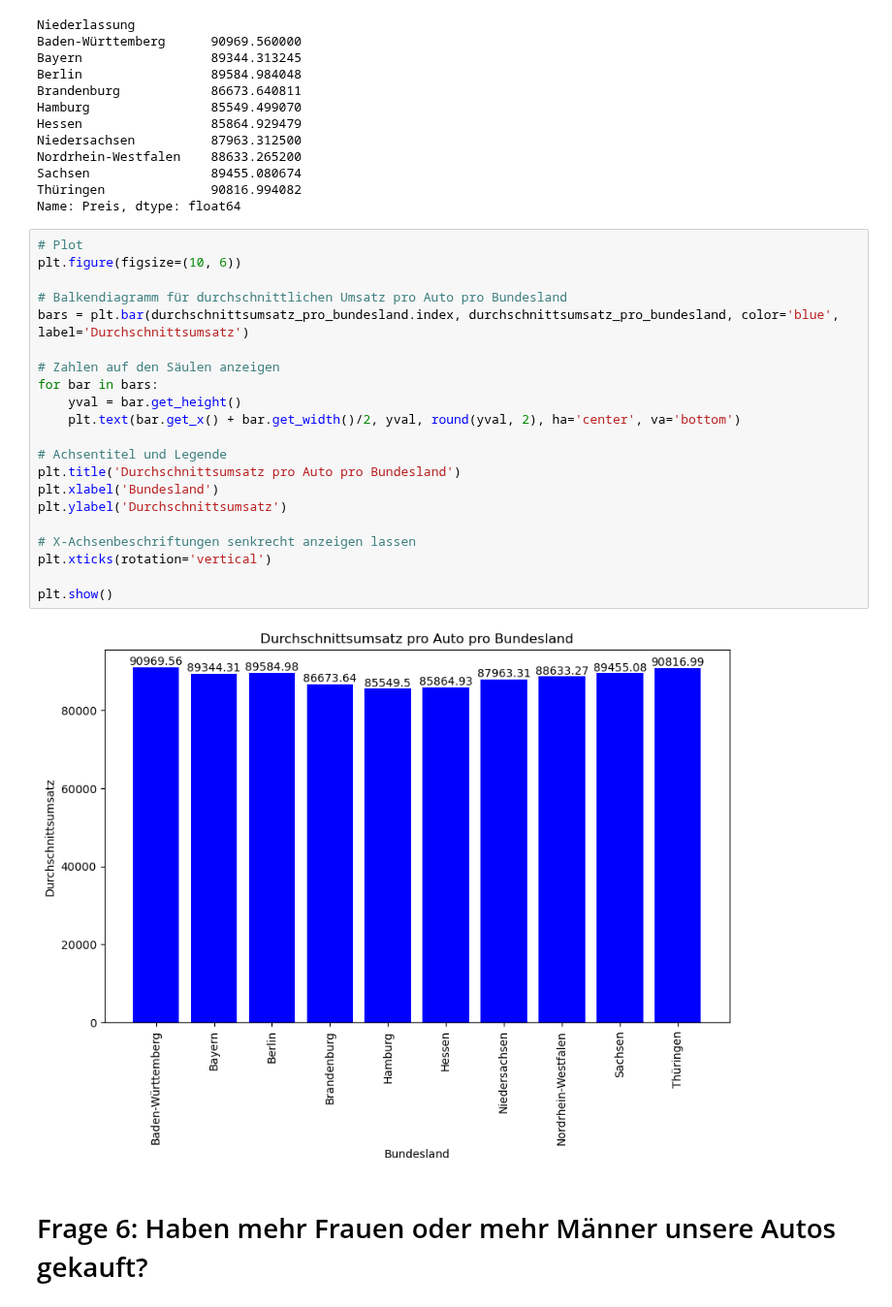
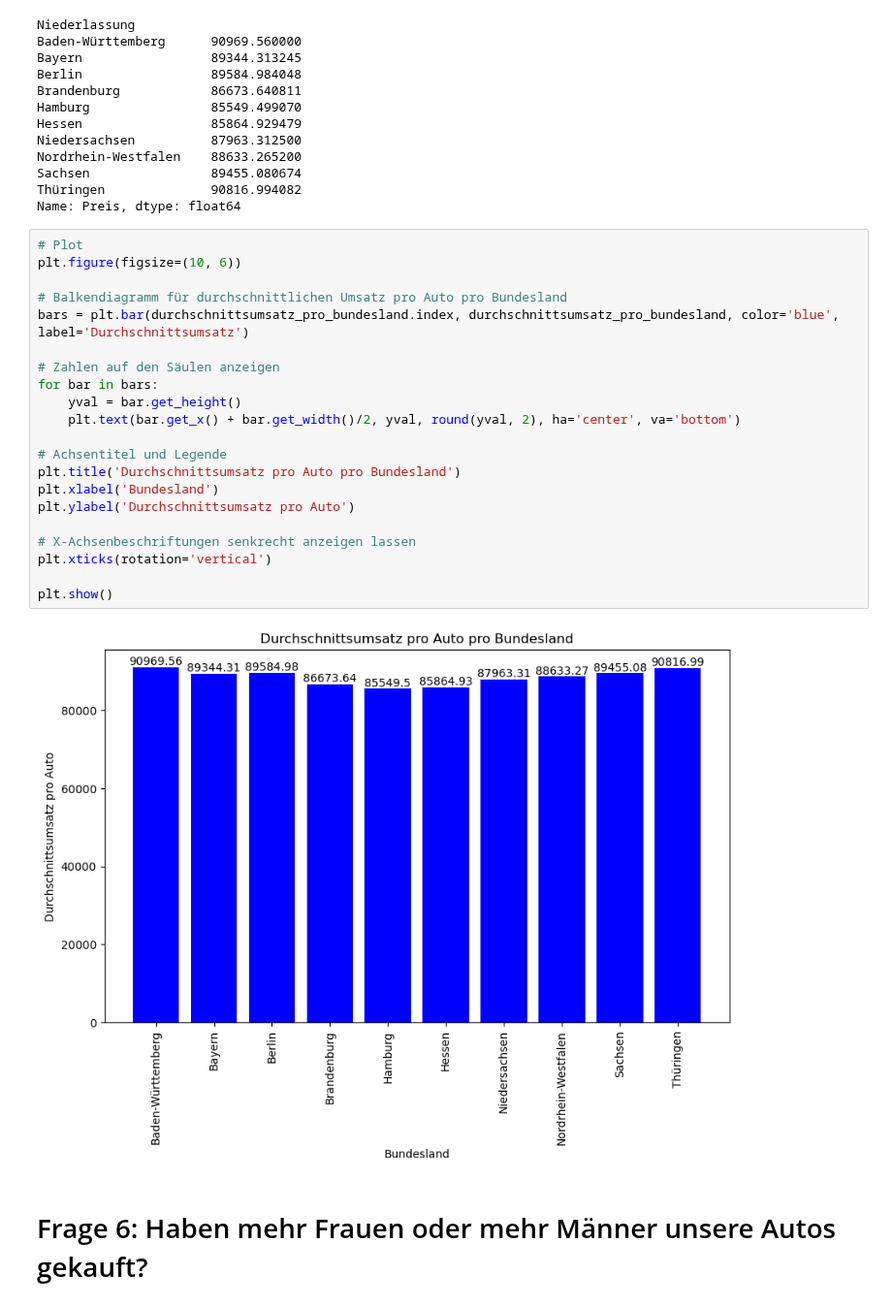
Before and after one commit to Dennis130301/final_projectWS23_Group1, a Jupyter notebook: Projekt_Gruppe1_Jakob.ipynb, the cells around one changed output. Shown at 97% size. Cells and saved outputs as stored; diff of their text form.

```diff
--- a/Projekt_Gruppe1_Jakob.ipynb
+++ b/Projekt_Gruppe1_Jakob.ipynb
@@ -647,26 +647,26 @@ Name: Preis, dtype: float64
 # %%
 # Plot
 plt.figure(figsize=(10, 6))
 
 # Balkendiagramm für durchschnittlichen Umsatz pro Auto pro Bundesland
 bars = plt.bar(durchschnittsumsatz_pro_bundesland.index, durchschnittsumsatz_pro_bundesland, color='blue', label='Durchschnittsumsatz')
 
 # Zahlen auf den Säulen anzeigen
 for bar in bars:
     yval = bar.get_height()
     plt.text(bar.get_x() + bar.get_width()/2, yval, round(yval, 2), ha='center', va='bottom')
 
 # Achsentitel und Legende
 plt.title('Durchschnittsumsatz pro Auto pro Bundesland')
 plt.xlabel('Bundesland')
-plt.ylabel('Durchschnittsumsatz')
+plt.ylabel('Durchschnittsumsatz pro Auto')
 
 # X-Achsenbeschriftungen senkrecht anzeigen lassen
 plt.xticks(rotation='vertical')
 
 plt.show()
 # %% [output]
-[figure, old version]
+[figure, new version]
 # %% [markdown]
 # Frage 6: Haben mehr Frauen oder mehr Männer unsere Autos gekauft?
 # %%
```
Also changed, not shown: parts of 11 cells of this notebook.
